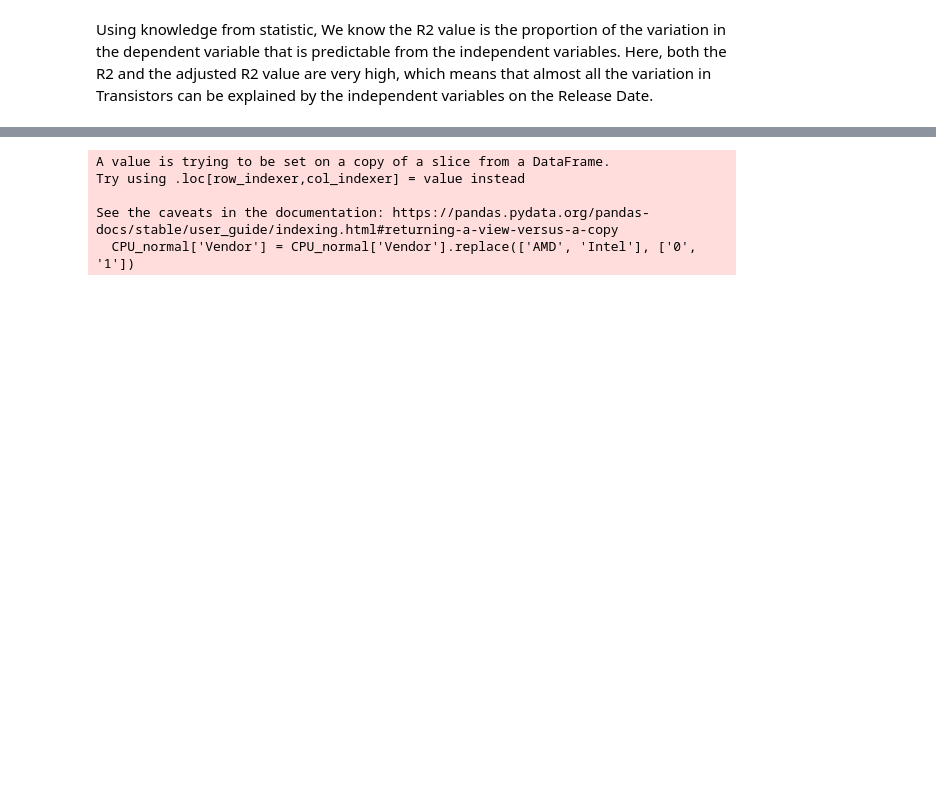
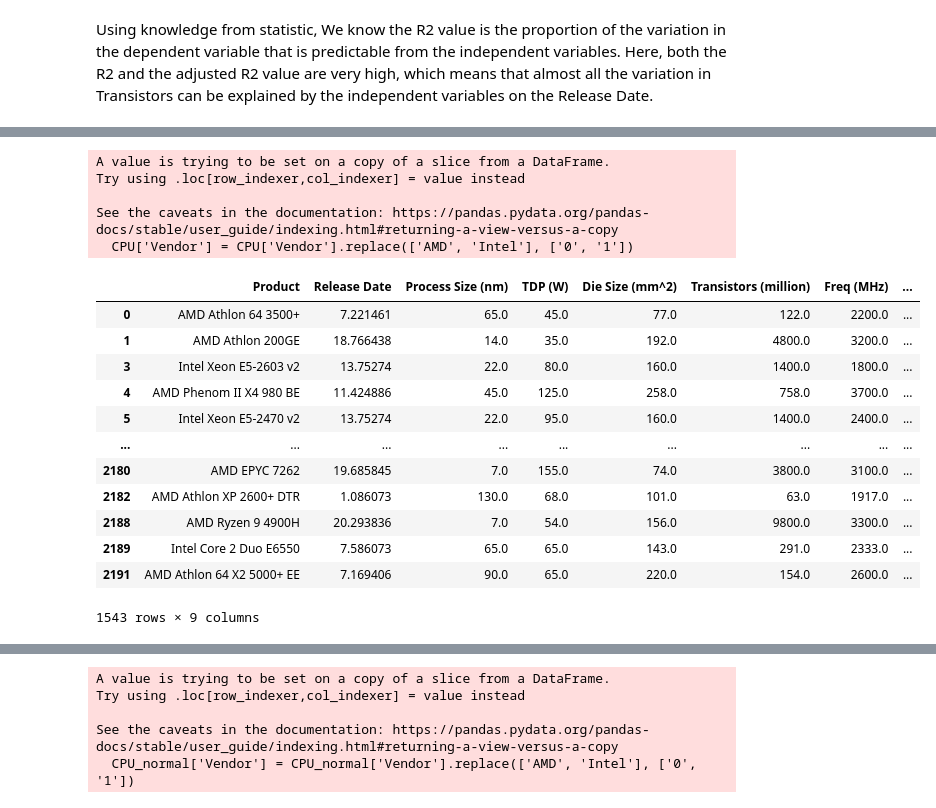
Before and after one commit to Yuchen-PLB/ECS171-FP, a Jupyter notebook: Clustering.ipynb, the cells around one changed output, grey strips where cells are left out. Cells and saved outputs as stored; diff of their text form; code cells hidden in the pictures; blank space fills up the shorter version.

```diff
--- a/Clustering.ipynb
+++ b/Clustering.ipynb
@@ -538 +559,27 @@ CPU_p.head()
+# %%
+CPU['Vendor'] = CPU['Vendor'].replace(['AMD', 'Intel'], ['0', '1'])
+#GPU_normal['Vendor'] = GPU_normal['Vendor'].replace(['AMD', 'Intel', 'Other', 'NVIDIA', 'ATI'], ['0', '1','2','3','4'])
+CPU_w = CPU.iloc[:,[0,2,3,4,5,6,7,8,9]]
+CPU_w = CPU_w.dropna()
+display(CPU_w)
+CPU_p = CPU_w.iloc[:,[1,2,3,4,5,6,8]]
+# %% [output]
+A value is trying to be set on a copy of a slice from a DataFrame.
+Try using .loc[row_indexer,col_indexer] = value instead
+
+See the caveats in the documentation: https://pandas.pydata.org/pandas-docs/stable/user_guide/indexing.html#returning-a-view-versus-a-copy
+  CPU['Vendor'] = CPU['Vendor'].replace(['AMD', 'Intel'], ['0', '1'])
+|  | Product | Release Date | Process Size (nm) | TDP (W) | Die Size (mm^2) | Transistors (million) | Freq (MHz) | ... |
+| 0 | AMD Athlon 64 3500+ | 7.221461 | 65.0 | 45.0 | 77.0 | 122.0 | 2200.0 | ... |
+| 1 | AMD Athlon 200GE | 18.766438 | 14.0 | 35.0 | 192.0 | 4800.0 | 3200.0 | ... |
+| 3 | Intel Xeon E5-2603 v2 | 13.75274 | 22.0 | 80.0 | 160.0 | 1400.0 | 1800.0 | ... |
+| 4 | AMD Phenom II X4 980 BE | 11.424886 | 45.0 | 125.0 | 258.0 | 758.0 | 3700.0 | ... |
+| 5 | Intel Xeon E5-2470 v2 | 13.75274 | 22.0 | 95.0 | 160.0 | 1400.0 | 2400.0 | ... |
+| ... | ... | ... | ... | ... | ... | ... | ... | ... |
+| 2180 | AMD EPYC 7262 | 19.685845 | 7.0 | 155.0 | 74.0 | 3800.0 | 3100.0 | ... |
+| 2182 | AMD Athlon XP 2600+ DTR | 1.086073 | 130.0 | 68.0 | 101.0 | 63.0 | 1917.0 | ... |
+| 2188 | AMD Ryzen 9 4900H | 20.293836 | 7.0 | 54.0 | 156.0 | 9800.0 | 3300.0 | ... |
+| 2189 | Intel Core 2 Duo E6550 | 7.586073 | 65.0 | 65.0 | 143.0 | 291.0 | 2333.0 | ... |
+| 2191 | AMD Athlon 64 X2 5000+ EE | 7.169406 | 90.0 | 65.0 | 220.0 | 154.0 | 2600.0 | ... |
+1543 rows × 9 columns
 # %%
```
Also changed, not shown: parts of 5 cells of this notebook.
